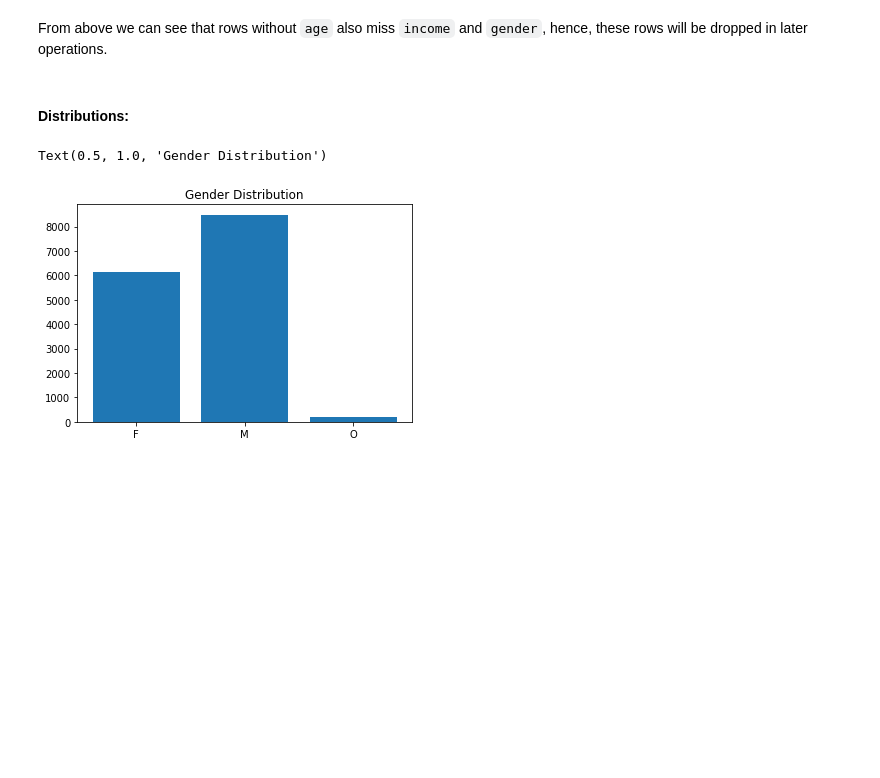
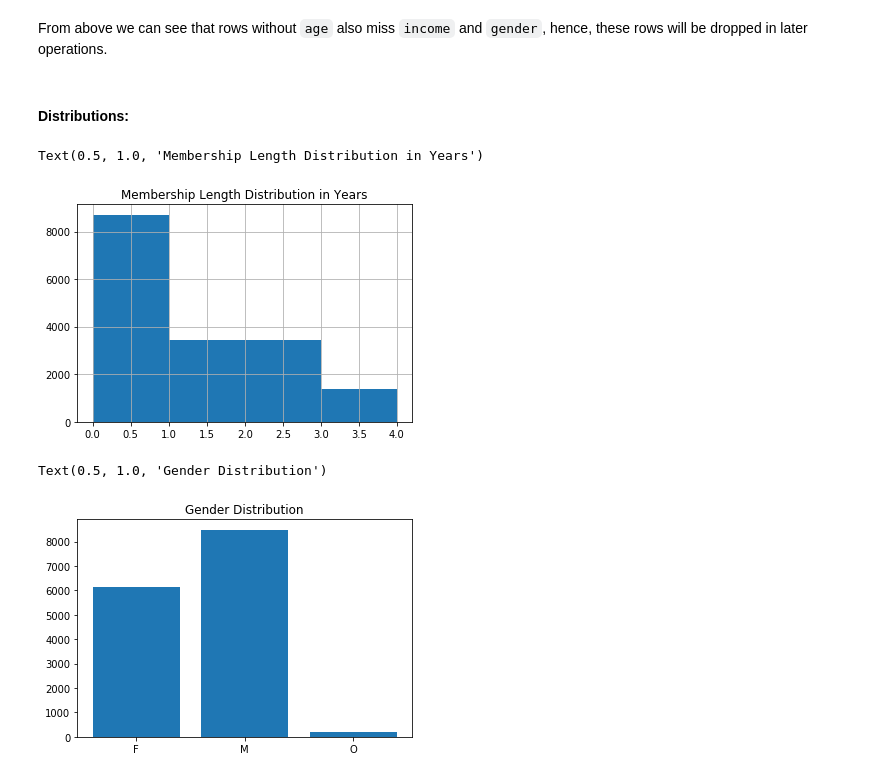
Before and after one commit to EraYJS/starbucks_capstone, a Jupyter notebook: Starbucks_Capstone_notebook.ipynb, the cells around one changed output. Saved outputs shown, nothing was run; the diff lists cells and outputs as text; code cells hidden in the pictures; blank space fills up the shorter version.

```diff
--- a/Starbucks_Capstone_notebook.ipynb
+++ b/Starbucks_Capstone_notebook.ipynb
@@ -165,6 +176,18 @@ dtype: int64
 From above we can see that rows without `age` also miss `income` and `gender`, hence, these rows will be dropped in later operations.
 # %% [markdown]
 #### Distributions:
+# %%
+profile['mbr_since'] = pd.to_datetime(profile['became_member_on'],
+                                      format='%Y%m%d')
+latest_member_date = profile['mbr_since'].max()
+
+profile['mbr_shp_len'] = latest_member_date - profile['mbr_since']
+# %%
+profile.mbr_shp_len.astype('timedelta64[Y]').hist(bins=4)
+plt.title('Membership Length Distribution in Years')
+# %% [output]
+Text(0.5, 1.0, 'Membership Length Distribution in Years')
+[figure, added]
 # %%
 plt.bar(['F', 'M', 'O'],profile.groupby('gender').id.count())
 plt.title('Gender Distribution')
```
Also changed, not shown: parts of 11 cells of this notebook.
